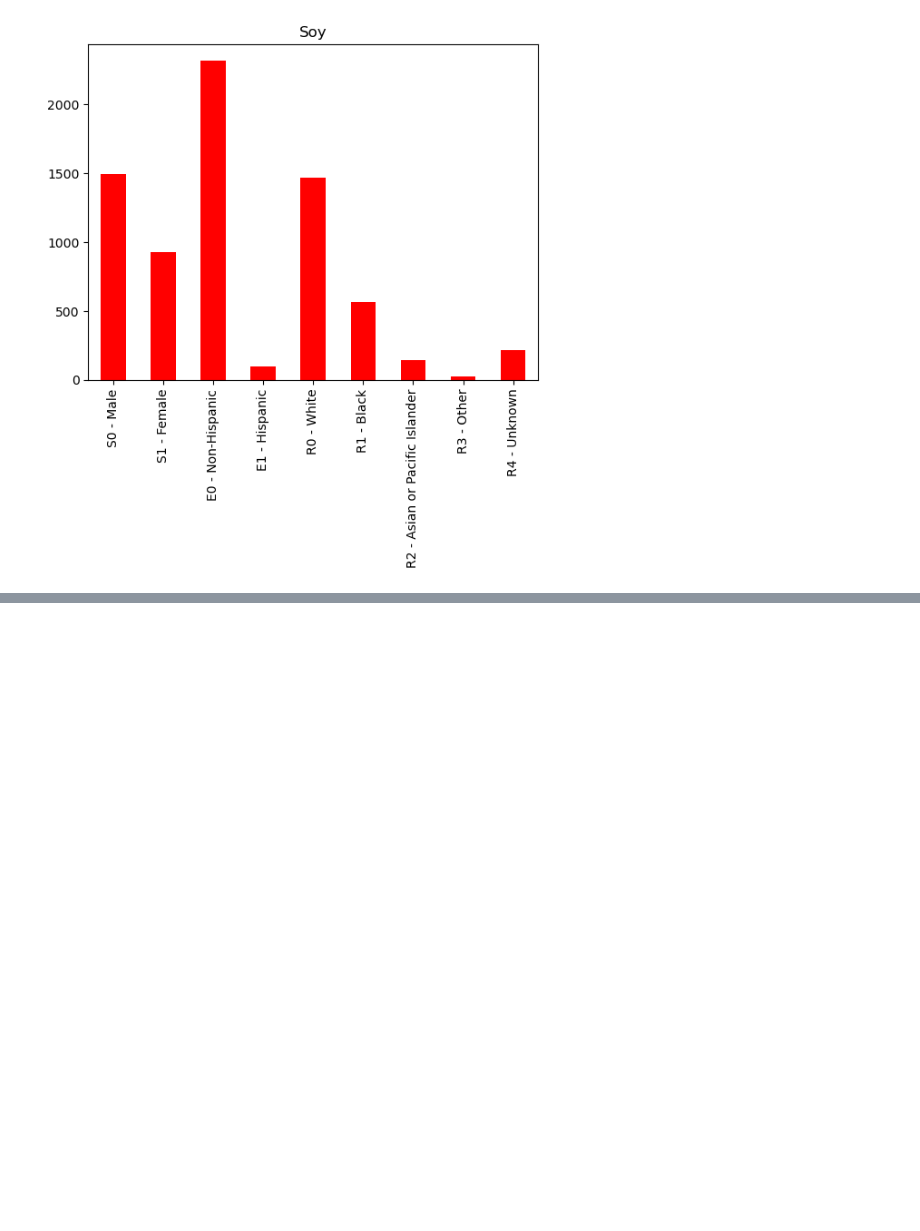
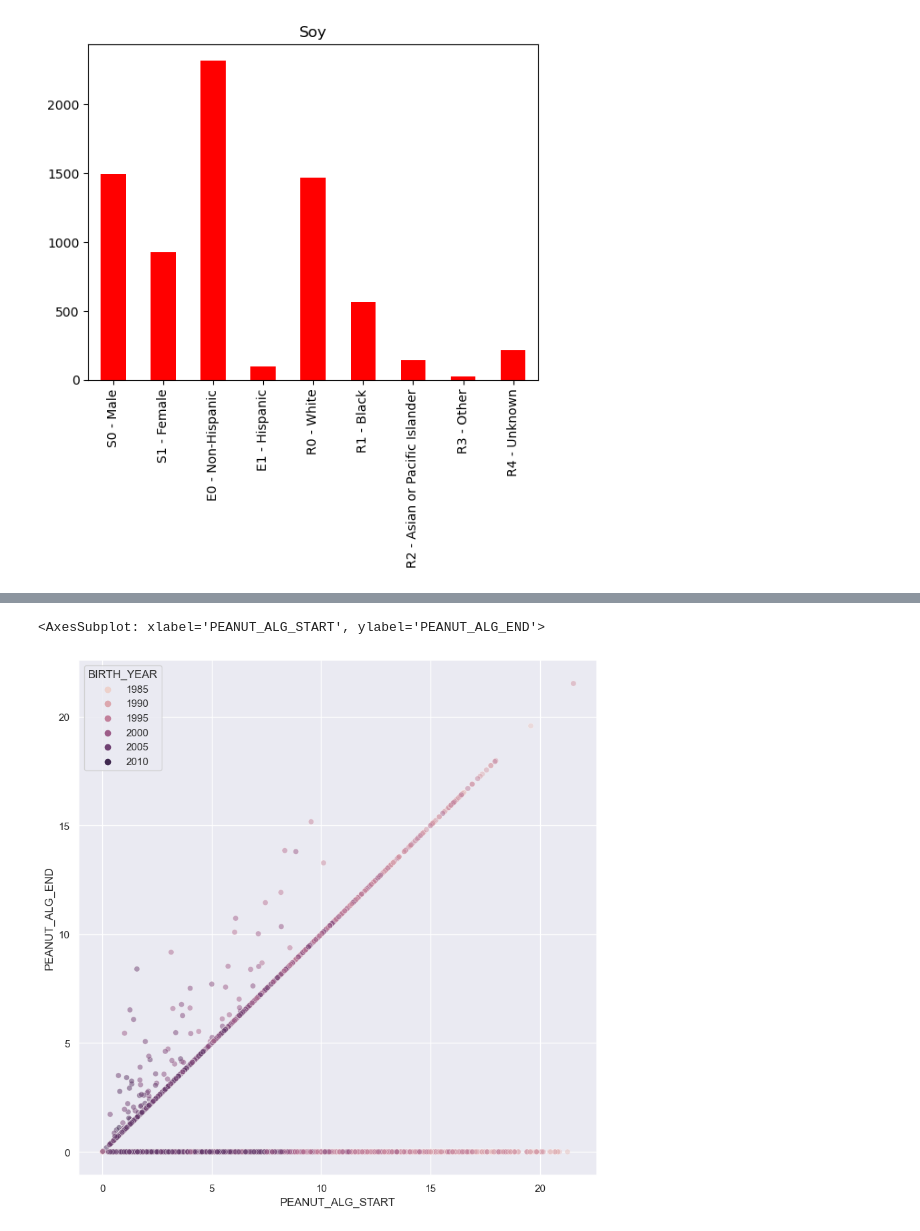
Before and after one commit to leahkrause/project_1, a Jupyter notebook: Allergy.ipynb, the cells around one changed output, grey strips where cells are left out. Saved outputs shown, nothing was run; the diff lists cells and outputs as text; code cells hidden in the pictures; blank space fills up the shorter version.

```diff
--- a/Allergy.ipynb
+++ b/Allergy.ipynb
@@ -253,0 +263,6 @@ Text(0.5, 1.0, 'Soy')
+# %%
+sns.scatterplot(data=peanut_df_clean,x='PEANUT_ALG_START',y='PEANUT_ALG_END',
+            hue='BIRTH_YEAR',alpha=0.5)
+# %% [output]
+<AxesSubplot: xlabel='PEANUT_ALG_START', ylabel='PEANUT_ALG_END'>
+[figure, added]
```
Also changed, not shown: parts of 12 cells of this notebook.
